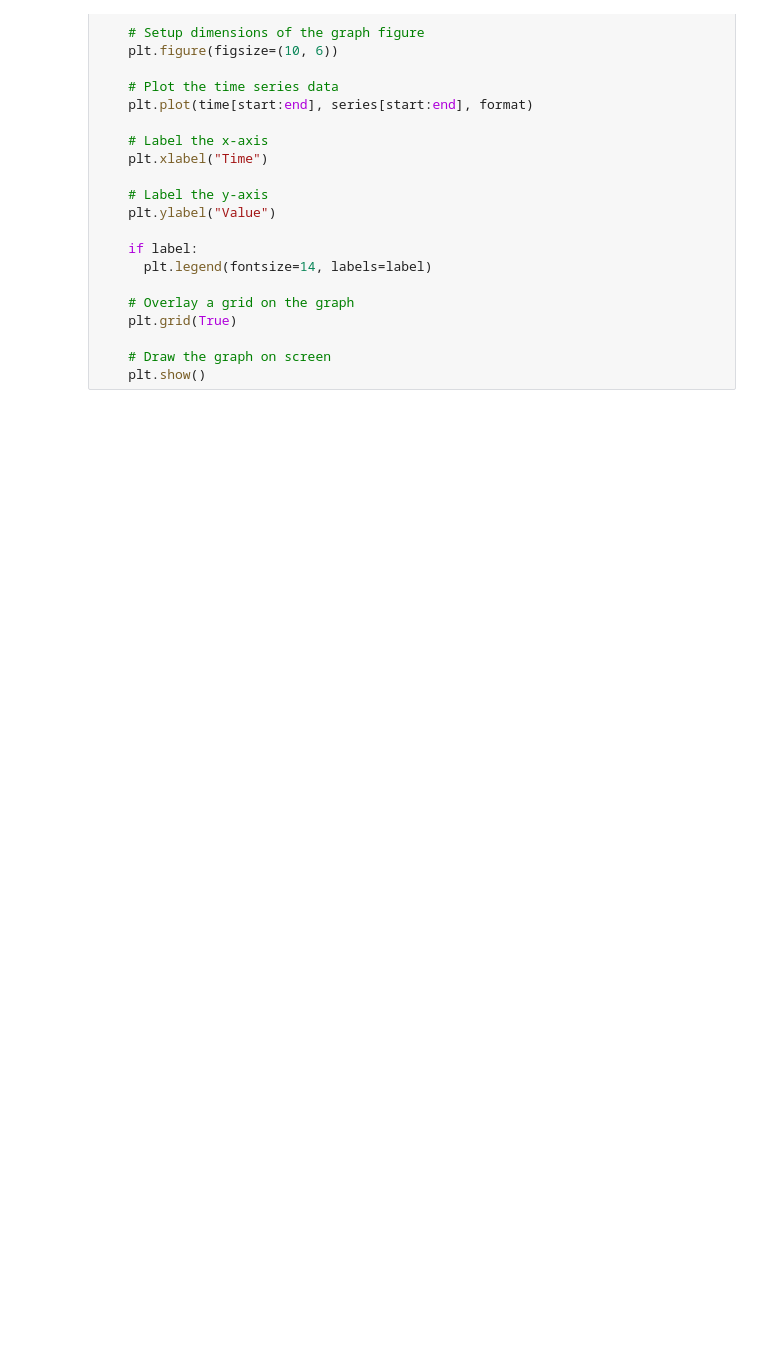
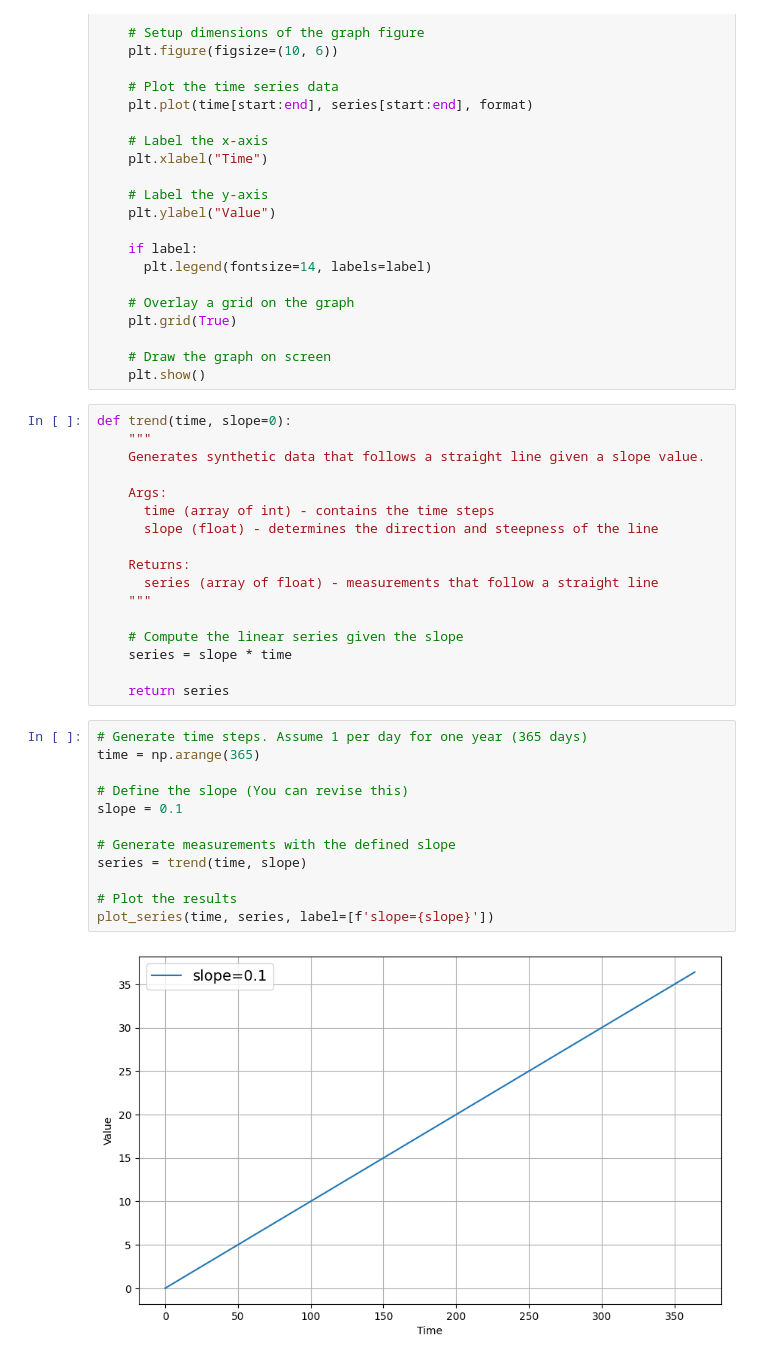
Before and after one commit to gkambasta/OptionalNWU, a Jupyter notebook: Time_Series_WK1.ipynb, the cells around one changed output. Cells and saved outputs as stored; diff of their text form; blank space fills up the shorter version.

```diff
--- a/Time_Series_WK1.ipynb
+++ b/Time_Series_WK1.ipynb
@@ -37,3 +37,34 @@ def plot_series(time, series, format="-", start=0, end=None, label=None):
 
     # Draw the graph on screen
     plt.show()
+# %%
+def trend(time, slope=0):
+    """
+    Generates synthetic data that follows a straight line given a slope value.
+
+    Args:
+      time (array of int) - contains the time steps
+      slope (float) - determines the direction and steepness of the line
+
+    Returns:
+      series (array of float) - measurements that follow a straight line
+    """
+
+    # Compute the linear series given the slope
+    series = slope * time
+
+    return series
+# %%
+# Generate time steps. Assume 1 per day for one year (365 days)
+time = np.arange(365)
+
+# Define the slope (You can revise this)
+slope = 0.1
+
+# Generate measurements with the defined slope
+series = trend(time, slope)
+
+# Plot the results
+plot_series(time, series, label=[f'slope={slope}'])
+# %% [output]
+[figure, added]
```
Also changed, not shown: parts of 1 cell of this notebook.
